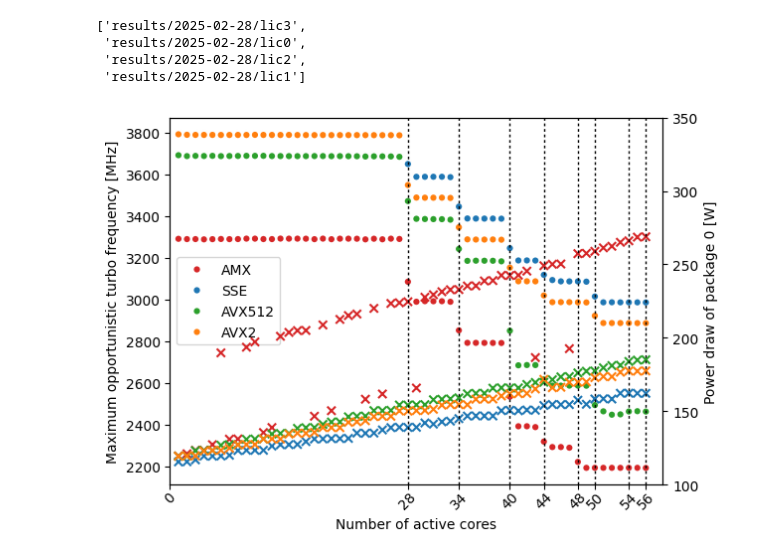
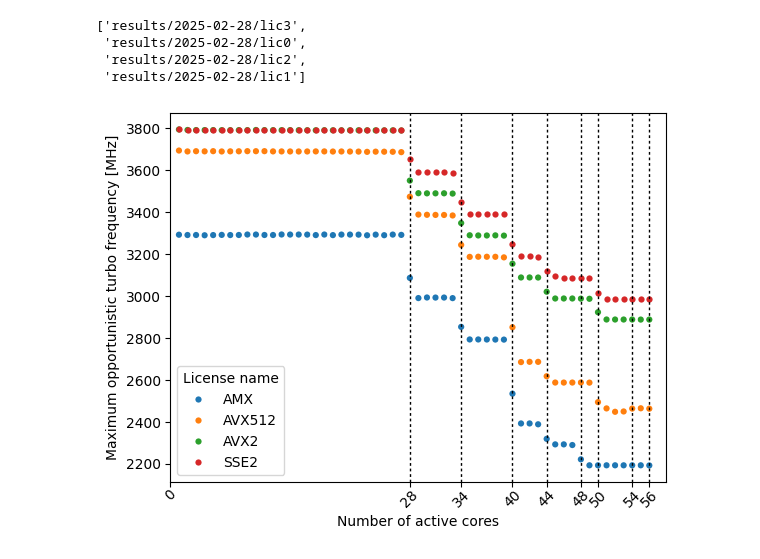
Before and after one commit to marenz2569/2025-sapphire-rapids-ee, a Jupyter notebook: measurements/validate-avx-frequency-license-bands/Plot.ipynb, the cells around one changed output. Drawn from its saved outputs; the diff is of its cells as text; code cells hidden in the pictures.

Commit message:
validate-avx-frequency-license-bands: add hue_order

```diff
--- a/measurements/validate-avx-frequency-license-bands/Plot.ipynb
+++ b/measurements/validate-avx-frequency-license-bands/Plot.ipynb
@@ -86,47 +86,29 @@ freq_vs_number_of_cores[CORE_COUNT] = freq_vs_number_of_cores['core_count']
 
 freq_vs_number_of_cores[MAX_TURBO_FREQ] = freq_vs_number_of_cores['value'] * 1000
 freq_vs_number_of_cores[POWER_WATT] = freq_vs_number_of_cores['value']
+# %%
+hue_order=['AMX', 'AVX512', 'AVX2', 'SSE2']
 # %%
-# plt.figure(figsize=(10,6))
-colors = [sns.color_palette()[3], sns.color_palette()[0], sns.color_palette()[2], sns.color_palette()[1]]
-
-ax = sns.scatterplot(data=freq_vs_number_of_cores[freq_vs_number_of_cores['metric'] == 'perf-freq'], x=CORE_COUNT, y=MAX_TURBO_FREQ, hue=LIC_NAME, linewidth=1.5, marker='o', palette=colors)
-# ax.get_legend().remove()
+ax = sns.scatterplot(data=freq_vs_number_of_cores[freq_vs_number_of_cores['metric'] == 'perf-freq'], x=CORE_COUNT, y=MAX_TURBO_FREQ, hue=LIC_NAME, linewidth=1.5, marker='o', hue_order=hue_order)
 plt.xticks(rotation=45)
 
-ax.legend(loc='center left')
-
-ax2 = ax.twinx()
-
-# handles, labels = ax.get_legend_handles_labels()
-# order = [1,3,2,0]
-# plt.legend([handles[idx] for idx in order],[labels[idx] for idx in order])
-
-sns.scatterplot(ax=ax2, data=freq_vs_number_of_cores[freq_vs_number_of_cores['metric'] == 'sysfs-powercap-rapl/package-0'], x=CORE_COUNT, y=POWER_WATT, hue=LIC_NAME, linewidth=1.5, marker='x', palette=colors)
-ax2.set_ylim(100, 350)
-ax2.get_legend().remove()
-
-# handles, labels = ax2.get_legend_handles_labels()
-# order = [1,3,2,0]
-# plt.legend([handles[idx] for idx in order],[labels[idx] for idx in order])
-# ax2.set_ylim(0, 10)
-
-# Overlay the blue markers for the SSE2 license on the left
-# sse_marker = freq_vs_number_of_cores[freq_vs_number_of_cores[LIC_NAME] == 'SSE']
-# plt.plot(sse_marker[CORE_COUNT], sse_marker[MAX_TURBO_FREQ], color=sns.color_palette()[0], linestyle='None', markeredgewidth=0.0, ms=4.5, marker=matplotlib.markers.MarkerStyle("o", fillstyle="left"))
+# Overlay the red markers for the SSE2 license
+sse_marker = freq_vs_number_of_cores[freq_vs_number_of_cores['metric'] == 'perf-freq']
+sse_marker = sse_marker[sse_marker[LIC_NAME] == 'SSE']
+plt.plot(sse_marker[CORE_COUNT], sse_marker[MAX_TURBO_FREQ], color=sns.color_palette()[3], linestyle='None', markeredgewidth=0.0, ms=4.5, marker=matplotlib.markers.MarkerStyle("o"))
 
 buckets = [28,34,40,44,48,50,54,56]
 
 for i in buckets:
     plt.axvline(x=i, color='black', dashes=[2], linewidth=1)
 
 # ax.set_ylim(0, 4000)
 ax.set_xlim(0, 58)
 ax.set_xticks([0] + buckets)
 
 # plt.xticks(rotation=45)
 ax.tick_params(axis='x', pad=0)
 
 plt.savefig('../../thesis/fig/validate-avx-frequency-license-bands.pdf', bbox_inches='tight')
 # %% [output]
-[figure, old version]
+[figure, new version]
```
Also changed, not shown: parts of 1 cell of this notebook, 1 other file.
